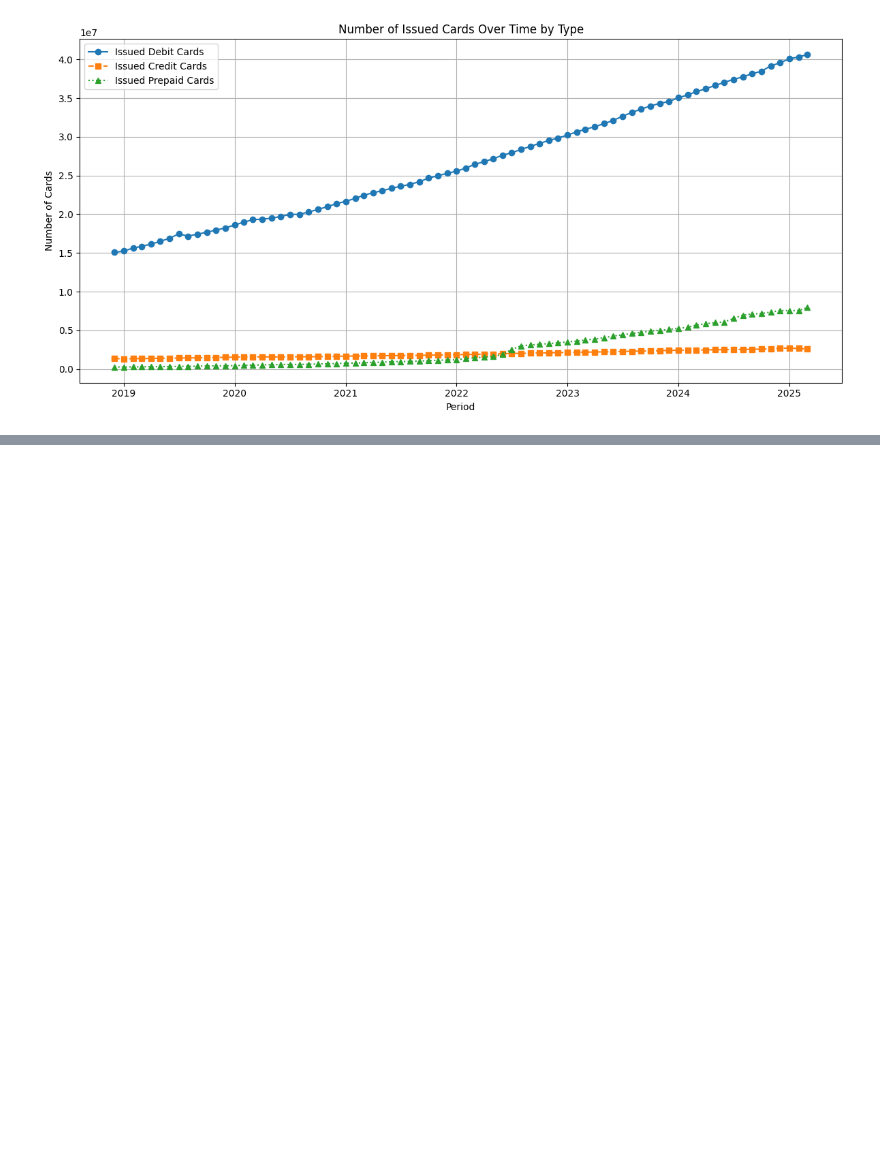
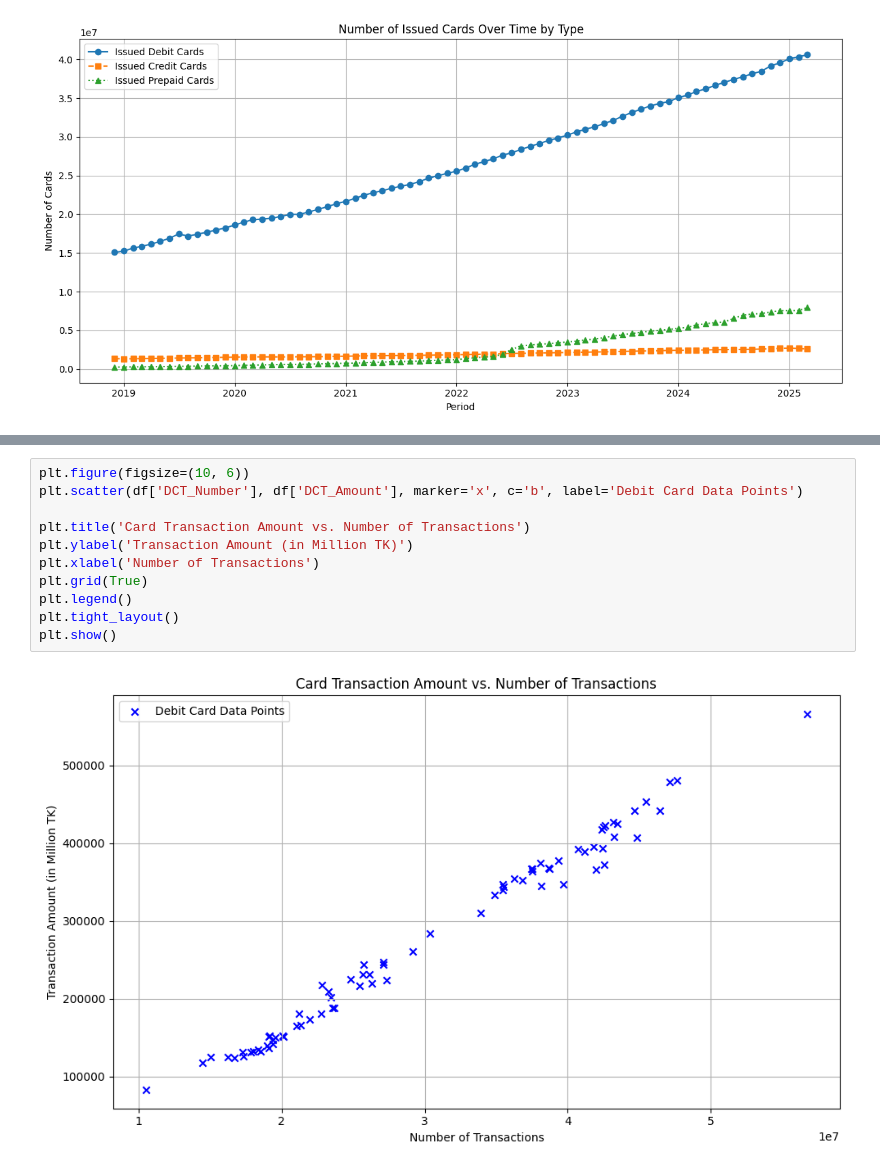
Before and after one commit to Aurnobb-Tasneem/Bangladesh_Digital_Transaction_Forecaster, a Jupyter notebook: notebooks/main.ipynb, the cells around one changed output, grey strips where cells are left out. Drawn from its saved outputs; the diff is of its cells as text; blank space fills up the shorter version.

```diff
--- a/notebooks/main.ipynb
+++ b/notebooks/main.ipynb
@@ -182,0 +175,13 @@ plt.show()
+# %%
+plt.figure(figsize=(10, 6))
+plt.scatter(df['DCT_Number'], df['DCT_Amount'], marker='x', c='b', label='Debit Card Data Points')
+
+plt.title('Card Transaction Amount vs. Number of Transactions')
+plt.ylabel('Transaction Amount (in Million TK)')
+plt.xlabel('Number of Transactions')
+plt.grid(True)
+plt.legend()
+plt.tight_layout()
+plt.show()
+# %% [output]
+[figure, added]
```
Also changed, not shown: parts of 21 cells of this notebook.
